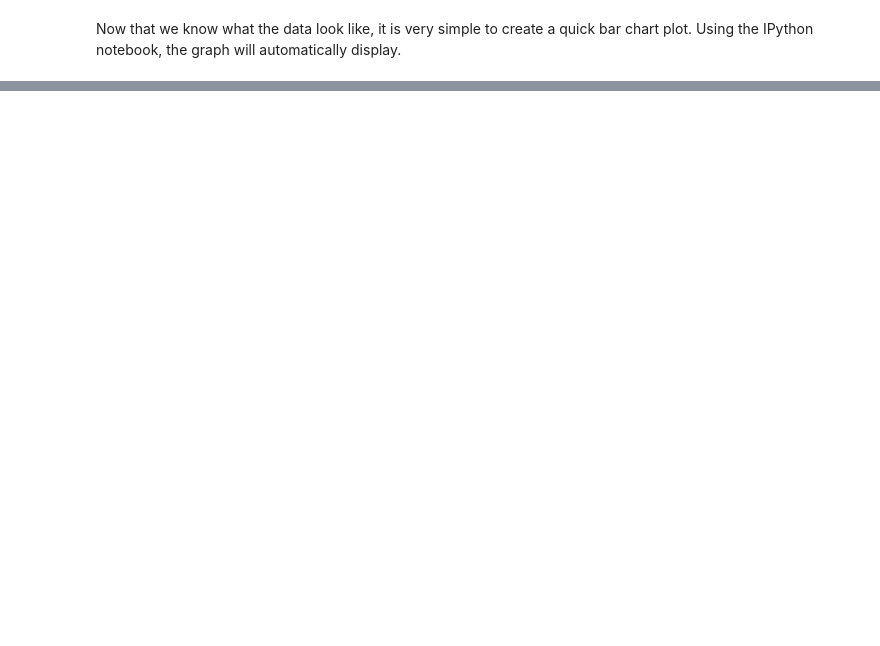
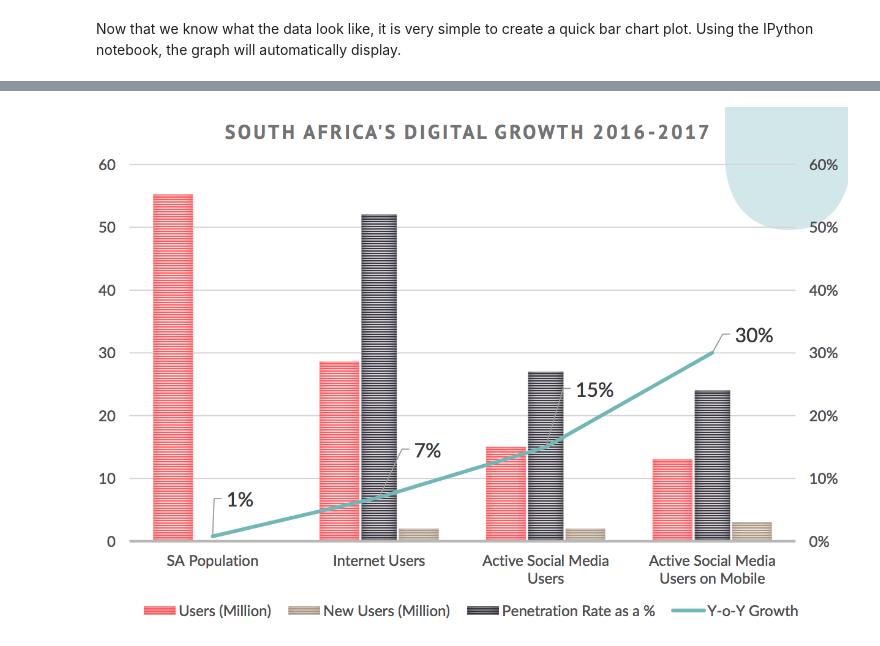
Before and after one commit to boratonAJ/drought_warrior, a Jupyter notebook: src/stats.ipynb, the cells around one changed output, grey strips where cells are left out. Saved outputs shown, nothing was run; the diff lists cells and outputs as text; code cells hidden in the pictures; blank space fills up the shorter version.

```diff
--- a/src/stats.ipynb
+++ b/src/stats.ipynb
@@ -93,0 +96,4 @@ Run help on this function for more information.
+# %%
+Image(filename='../datasets/digital_growth.png')
+# %% [output]
+[figure, added]
```
Also changed, not shown: parts of 27 cells of this notebook, 1 other file.
